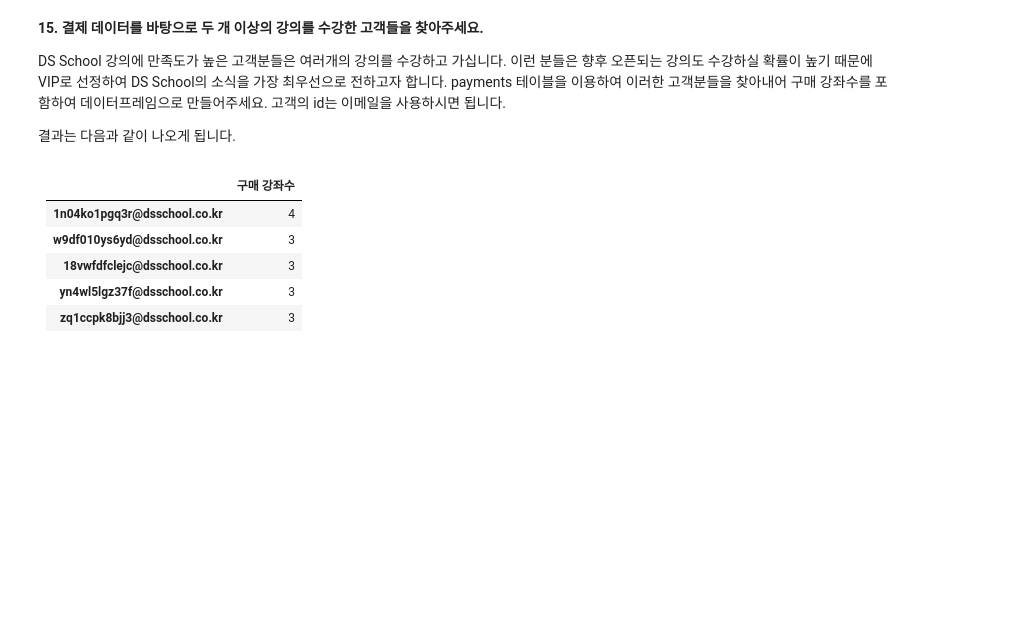
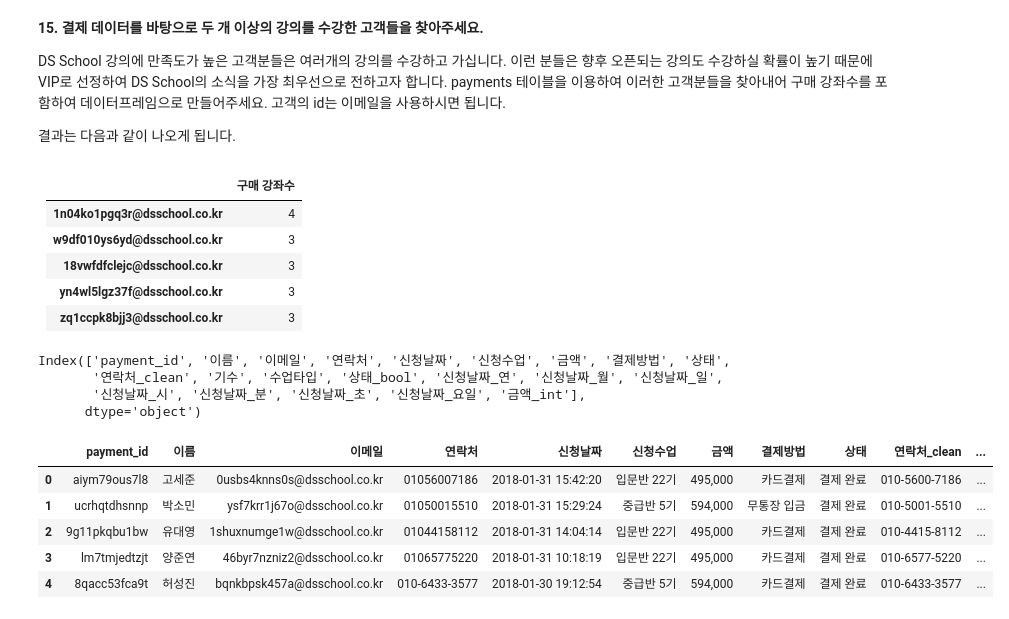
Before and after one commit to shoman2/Data-analysis_DSschool, a Jupyter notebook: 03_Visualization/03_dsschool_data-visualization.ipynb, the cells around one changed output. Drawn from its saved outputs; the diff is of its cells as text; code cells hidden in the pictures; blank space fills up the shorter version.

```diff
--- a/03_Visualization/03_dsschool_data-visualization.ipynb
+++ b/03_Visualization/03_dsschool_data-visualization.ipynb
@@ -1991,0 +1957,14 @@ DS School 강의에 만족도가 높은 고객분들은 여러개의 강의를
+# %%
+print(payments.columns)
+payments.head()
+# %% [output]
+Index(['payment_id', '이름', '이메일', '연락처', '신청날짜', '신청수업', '금액', '결제방법', '상태',
+       '연락처_clean', '기수', '수업타입', '상태_bool', '신청날짜_연', '신청날짜_월', '신청날짜_일',
+       '신청날짜_시', '신청날짜_분', '신청날짜_초', '신청날짜_요일', '금액_int'],
+      dtype='object')
+|  | payment_id | 이름 | 이메일 | 연락처 | 신청날짜 | 신청수업 | 금액 | 결제방법 | 상태 | 연락처_clean | ... |
+| 0 | aiym79ous7l8 | 고세준 | 0usbs4knns0s@dsschool.co.kr | 01056007186 | 2018-01-31 15:42:20 | 입문반 22기 | 495,000 | 카드결제 | 결제 완료 | 010-5600-7186 | ... |
+| 1 | ucrhqtdhsnnp | 박소민 | ysf7krr1j67o@dsschool.co.kr | 01050015510 | 2018-01-31 15:29:24 | 중급반 5기 | 594,000 | 무통장 입금 | 결제 완료 | 010-5001-5510 | ... |
+| 2 | 9g11pkqbu1bw | 유대영 | 1shuxnumge1w@dsschool.co.kr | 01044158112 | 2018-01-31 14:04:14 | 입문반 22기 | 495,000 | 카드결제 | 결제 완료 | 010-4415-8112 | ... |
+| 3 | lm7tmjedtzjt | 양준연 | 46byr7nzniz2@dsschool.co.kr | 01065775220 | 2018-01-31 10:18:19 | 입문반 22기 | 495,000 | 카드결제 | 결제 완료 | 010-6577-5220 | ... |
+| 4 | 8qacc53fca9t | 허성진 | bqnkbpsk457a@dsschool.co.kr | 010-6433-3577 | 2018-01-30 19:12:54 | 중급반 5기 | 594,000 | 카드결제 | 결제 완료 | 010-6433-3577 | ... |
```
Also changed, not shown: parts of 18 cells of this notebook.
